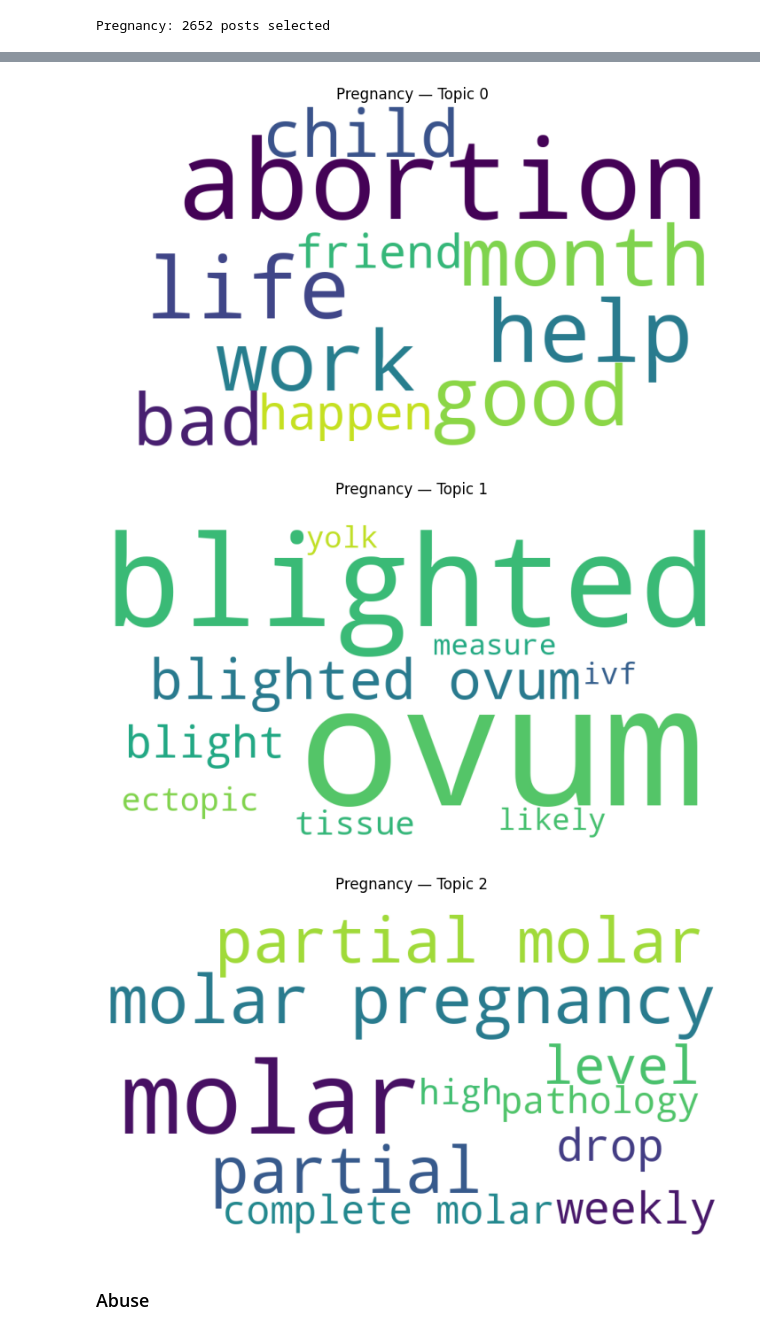
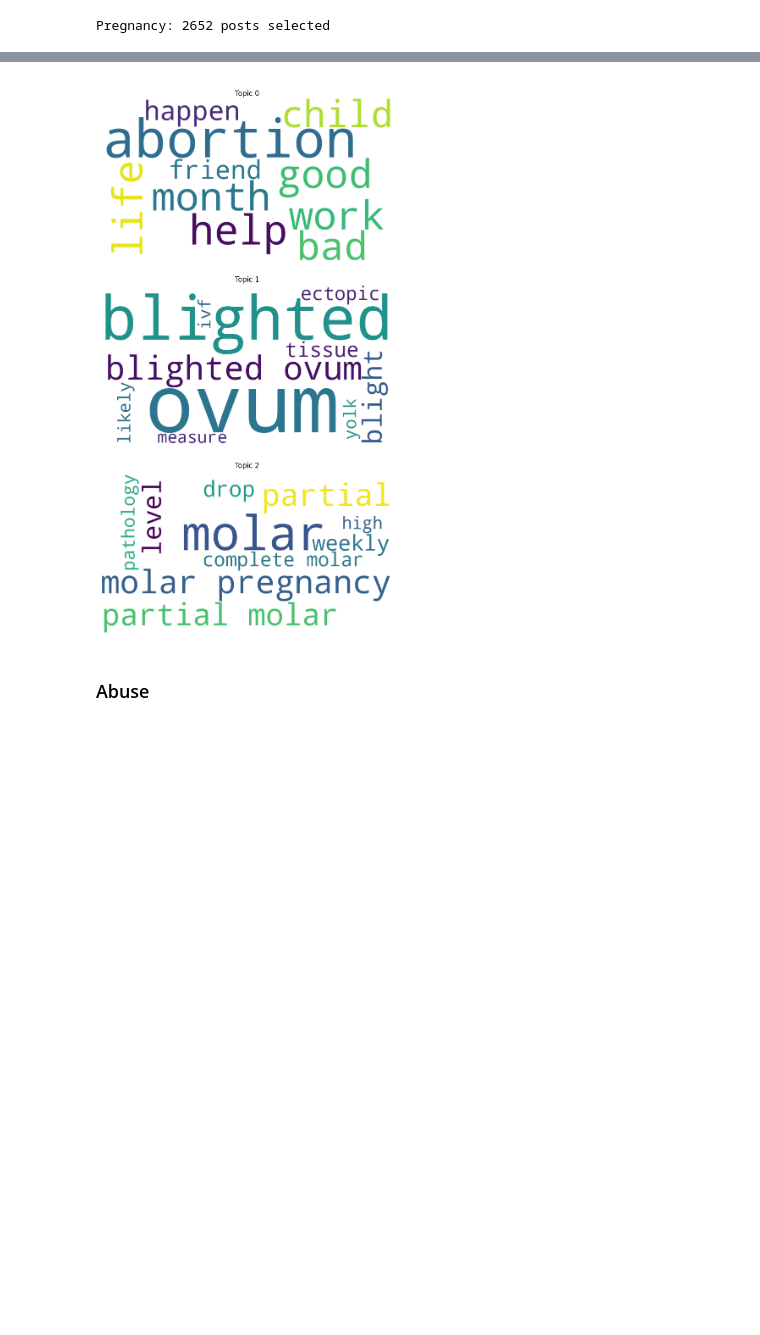
Before and after one commit to ShirleneRose/TriggerWarnings, a Jupyter notebook: jupyter-notebooks/linguistic_analysis.ipynb, the cells around one changed output, grey strips where cells are left out. Drawn from its saved outputs; the diff is of its cells as text; code cells hidden in the pictures; blank space fills up the shorter version.

```diff
--- a/jupyter-notebooks/linguistic_analysis.ipynb
+++ b/jupyter-notebooks/linguistic_analysis.ipynb
@@ -1128,30 +1144,3 @@ for t in topic_info_label.Topic.tolist():
 Topic 0:  abortion, help, life, work, month, good, bad, child, happen, friend
 Topic 1:  ovum, blighted, blighted ovum, blight, tissue, ectopic, yolk, ivf, likely, measure
 Topic 2:  molar, molar pregnancy, partial, partial molar, level, drop, weekly, complete molar, pathology, high
-# %%
-from wordcloud import WordCloud
-import matplotlib.pyplot as plt
-
-def plot_label_topic_wc(tid):
-    freqs = {w: float(s) for w, s in topic_model_label.get_topic(tid)}
-    wc = WordCloud(width=900, height=500, background_color="white",
-                   stopwords=set(custom_stopwords))
-    wc.generate_from_frequencies(freqs)
-
-    plt.figure(figsize=(9,5))
-    plt.imshow(wc)
-    plt.axis("off")
-    plt.title(f"{LABEL_TO_ANALYZE} — Topic {tid}")
-
-    # ---- SAVE AS PDF ----
-    plt.savefig(f"preg_topic_{tid}.pdf", format="pdf", bbox_inches="tight")
-
-    plt.show()
-
-# Generate first 5 topics
-for tid in [t for t in topic_info_label.Topic if t != -1][:5]:
-    plot_label_topic_wc(tid)
-# %% [output]
-[figure, removed]
-[figure, removed]
-[figure, removed]
@@ -1158,3 +1216,10 @@ for tid in [t for t in topic_info_label.Topic if t != -1][:5]:
+# %%
+save_three_topics_stacked_with_titles([0, 1, 2],
+                                      filename="preg_wc.pdf",
+                                      gap=20,
+                                      title_height=50)
+# %% [output]
+[figure, added]
 # %% [markdown]
 ### Abuse
 # %%
```
Also changed, not shown: parts of 10 cells of this notebook, 4 other files.
